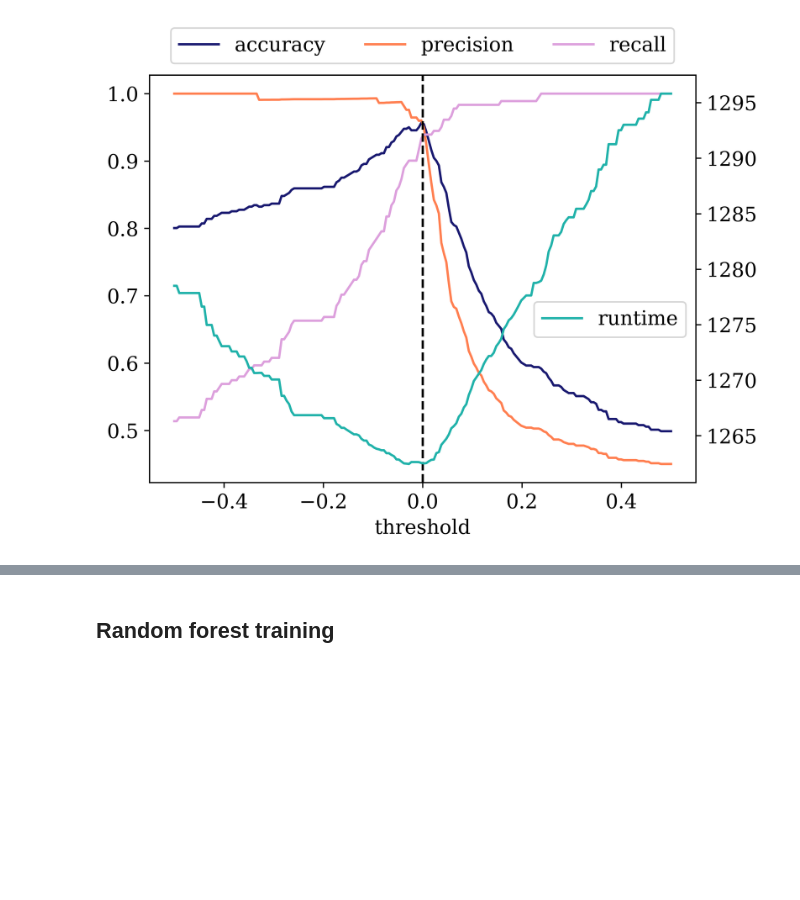
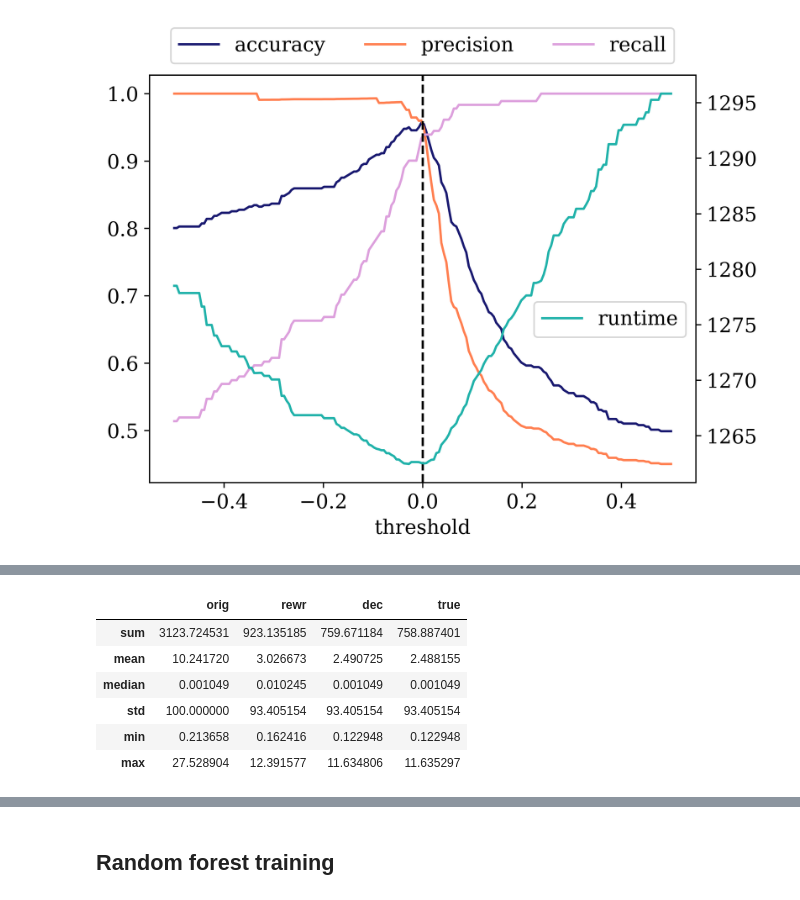
Before and after one commit to dbai-tuw/yannakakis-rewriting, a Jupyter notebook: benchmark_data/benchmark/train_all_models.ipynb, the cells around one changed output, grey strips where cells are left out. Saved outputs shown, nothing was run; the diff lists cells and outputs as text; code cells hidden in the pictures; blank space fills up the shorter version.

```diff
--- a/benchmark_data/benchmark/train_all_models.ipynb
+++ b/benchmark_data/benchmark/train_all_models.ipynb
@@ -662,0 +682,2 @@ np.linspace(y1_pred_regr.min(), y1_pred_regr.max(), 20)
+# %%
+test_set_0ma = test_set.loc[test_set["0ma"] == 1]
@@ -662,0 +742,19 @@ np.linspace(y1_pred_regr.min(), y1_pred_regr.max(), 20)
+# %%
+summary_data = get_summary(test_set_0ma)
+
+# Create a DataFrame using the summary data
+summary_table = pd.DataFrame(
+    summary_data,
+    index=["sum", "mean","median", "std", "min", "max"]
+)
+
+# Display the table
+summary_table
+# %% [output]
+|  | orig | rewr | dec | true |
+| sum | 3123.724531 | 923.135185 | 759.671184 | 758.887401 |
+| mean | 10.241720 | 3.026673 | 2.490725 | 2.488155 |
+| median | 0.001049 | 0.010245 | 0.001049 | 0.001049 |
+| std | 100.000000 | 93.405154 | 93.405154 | 93.405154 |
+| min | 0.213658 | 0.162416 | 0.122948 | 0.122948 |
+| max | 27.528904 | 12.391577 | 11.634806 | 11.635297 |
```
Also changed, not shown: parts of 18 cells of this notebook.
